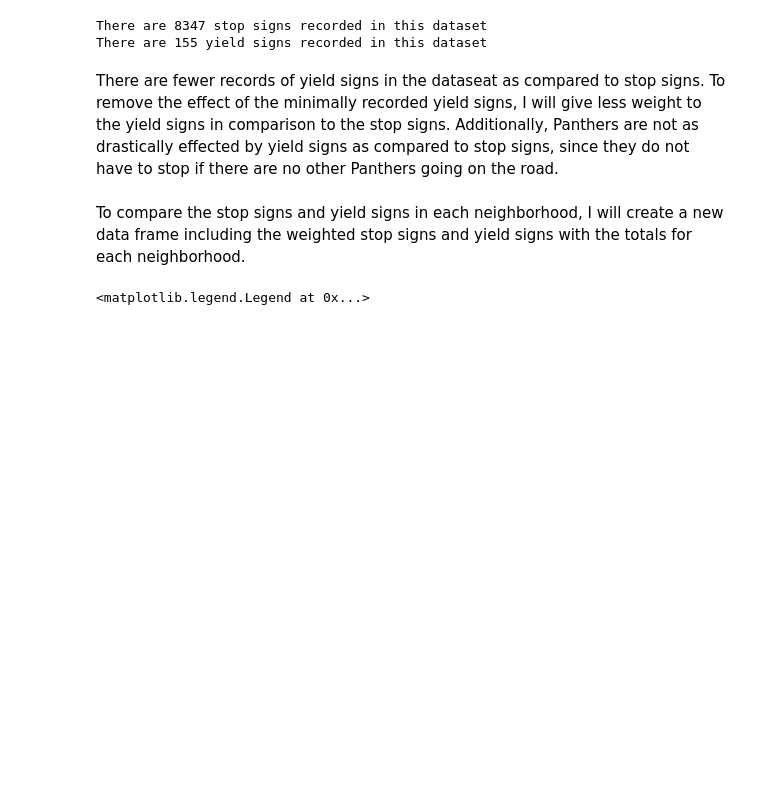
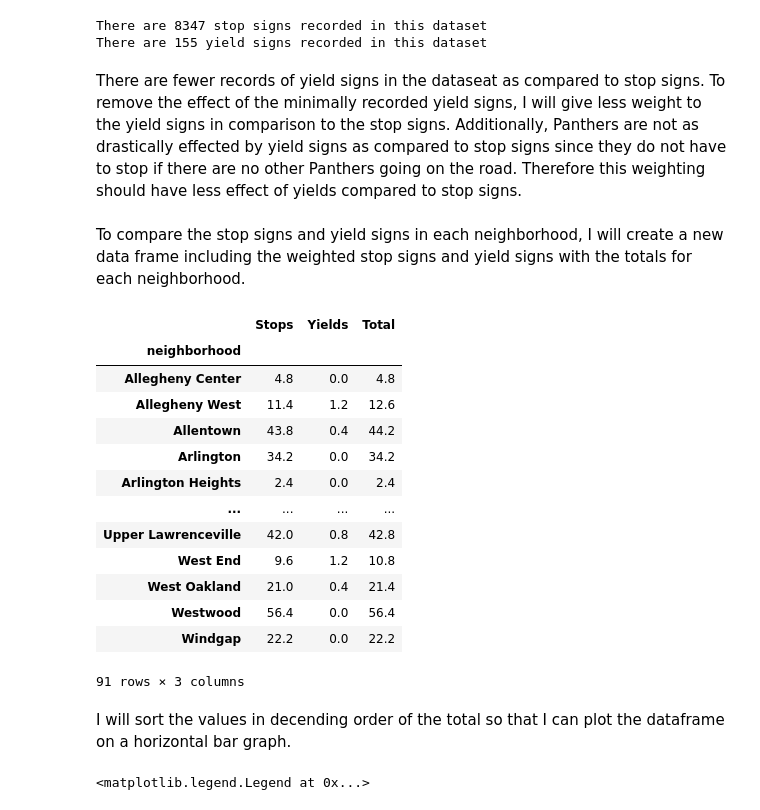
Before and after one commit to pjp401/CMPINF0010-Final-Project, a Jupyter notebook: FinalProject.ipynb, the cells around one changed output. Drawn from its saved outputs; the diff is of its cells as text; code cells hidden in the pictures; blank space fills up the shorter version.

```diff
--- a/FinalProject.ipynb
+++ b/FinalProject.ipynb
@@ -280,7 +288,7 @@ print("There are " + str(trafficYields.sum()) + " yield signs recorded in this d
 There are 8347 stop signs recorded in this dataset
 There are 155 yield signs recorded in this dataset
 # %% [markdown]
-There are fewer records of yield signs in the dataseat as compared to stop signs. To remove the effect of the minimally recorded yield signs, I will give less weight to the yield signs in comparison to the stop signs. Additionally, Panthers are not as drastically effected by yield signs as compared to stop signs, since they do not have to stop if there are no other Panthers going on the road.
+There are fewer records of yield signs in the dataseat as compared to stop signs. To remove the effect of the minimally recorded yield signs, I will give less weight to the yield signs in comparison to the stop signs. Additionally, Panthers are not as drastically effected by yield signs as compared to stop signs since they do not have to stop if there are no other Panthers going on the road. Therefore this weighting should have less effect of yields compared to stop signs.
 # %%
 WTrafficYields = trafficYields*0.4
 WTrafficStops = trafficStops*0.6
@@ -291,4 +300,23 @@ trafficSigns = pd.concat([WTrafficStops.rename("Stops"), WTrafficYields.rename("
 trafficSigns["Total"] = trafficSigns["Stops"] + trafficSigns["Yields"]
+# %%
+trafficSigns
+# %% [output]
+|  | Stops | Yields | Total |
+| neighborhood |  |  |  |
+| Allegheny Center | 4.8 | 0.0 | 4.8 |
+| Allegheny West | 11.4 | 1.2 | 12.6 |
+| Allentown | 43.8 | 0.4 | 44.2 |
+| Arlington | 34.2 | 0.0 | 34.2 |
+| Arlington Heights | 2.4 | 0.0 | 2.4 |
+| ... | ... | ... | ... |
+| Upper Lawrenceville | 42.0 | 0.8 | 42.8 |
+| West End | 9.6 | 1.2 | 10.8 |
+| West Oakland | 21.0 | 0.4 | 21.4 |
+| Westwood | 56.4 | 0.0 | 56.4 |
+| Windgap | 22.2 | 0.0 | 22.2 |
+91 rows × 3 columns
+# %% [markdown]
+I will sort the values in decending order of the total so that I can plot the dataframe on a horizontal bar graph.
 # %%
 # Here I am sorting the data according to its total in decending order
 trafficSigns.sort_values('Total', inplace=True, ascending=False)
```
Also changed, not shown: parts of 9 cells of this notebook.
